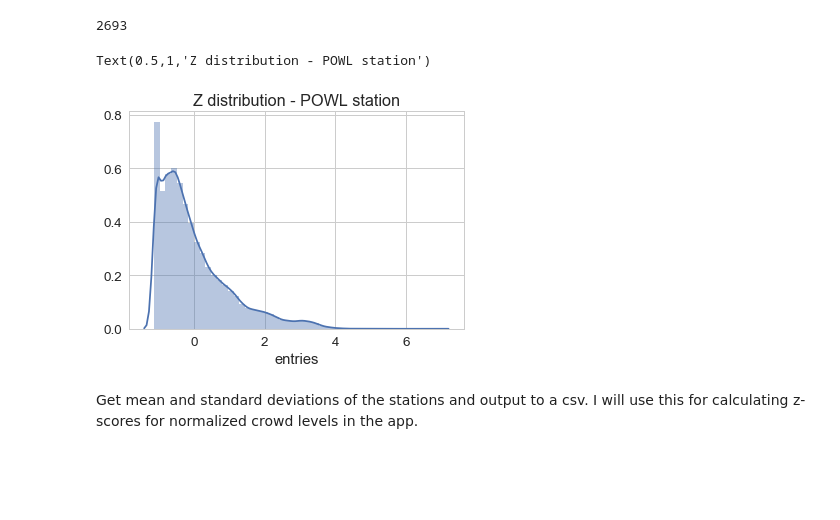
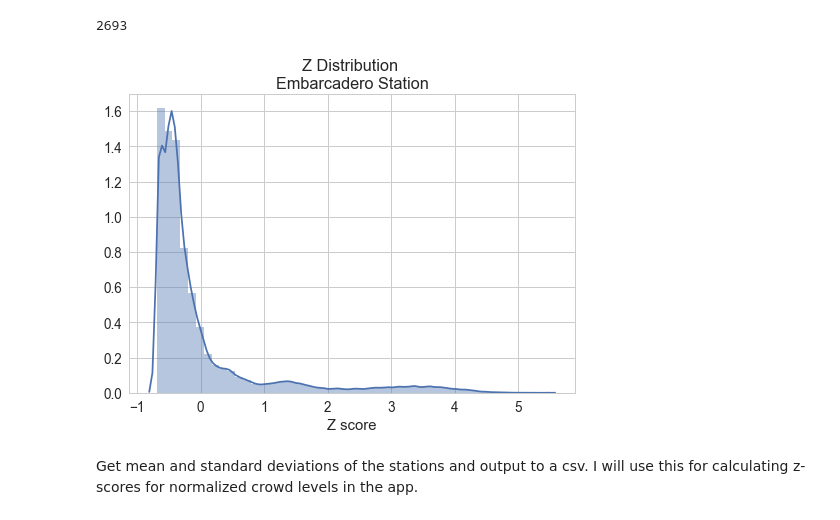
Before and after one commit to bkhurley/beat_the_crowd, a Jupyter notebook: explore.ipynb, the cells around one changed output. Drawn from its saved outputs; the diff is of its cells as text; code cells hidden in the pictures; blank space fills up the shorter version.

```diff
--- a/explore.ipynb
+++ b/explore.ipynb
@@ -165,6 +162,6 @@ Look at an example Z distribution for a lower volume station (N Concord)
 # %%
 ncon_df = bart_weather_df.loc[bart_weather_df['station']=='NCON', :]
-powl_df = bart_weather_df.loc[bart_weather_df['station']=='POWL', :]
+embr_df = bart_weather_df.loc[bart_weather_df['station']=='EMBR', :]
 # %%
 ncon_z = (ncon_df['entries'] - ncon_df['entries'].mean())/np.std(ncon_df['entries'])
 sns.distplot(ncon_z)
@@ -176,13 +173,15 @@ Text(0.5,1,'Z distribution - NCON station')
 len(ncon_z[ncon_z>3])
 # %% [output]
 2693
-# %%
-powl_z = (powl_df['entries'] - powl_df['entries'].mean())/np.std(powl_df['entries'])
-sns.distplot(powl_z)
-plt.title('Z distribution - POWL station')
-# %% [output]
-Text(0.5,1,'Z distribution - POWL station')
-[figure, removed]
+# %%
+embr_z = (embr_df['entries'] - embr_df['entries'].mean())/np.std(embr_df['entries'])
+sns.distplot(embr_z)
+plt.title('Z Distribution \nEmbarcadero Station')
+plt.xlabel('Z score')
+plt.savefig(figpath + 'z_dist_embr.png',
+    dpi=300, bbox_inches='tight')
+# %% [output]
+[figure, added]
 # %% [markdown]
 Get mean and standard deviations of the stations and output to a csv. I will use this for calculating z-scores for normalized crowd levels in the app.
 # %%
```
Also changed, not shown: parts of 10 cells of this notebook.
